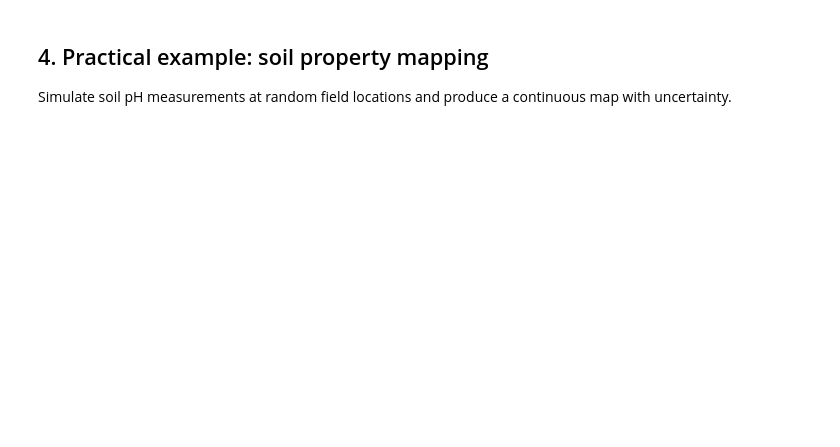
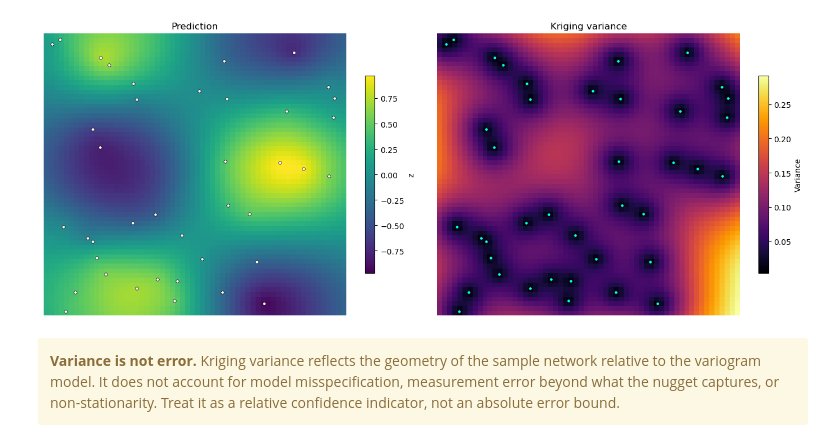
Before and after one commit to makepath/xarray-spatial, a Jupyter notebook: examples/user_guide/21_Kriging.ipynb, the cells around one changed output. Saved outputs shown, nothing was run; the diff lists cells and outputs as text; code cells hidden in the pictures; blank space fills up the shorter version.

```diff
--- a/examples/user_guide/21_Kriging.ipynb
+++ b/examples/user_guide/21_Kriging.ipynb
@@ -80,17 +98,24 @@ The `variogram_model` parameter controls the spatial correlation model. Differen
 # %%
-models = ['spherical', 'exponential', 'gaussian']
-fig, axes = plt.subplots(1, 3, figsize=(15, 4))
+pred, var = kriging(x_pts, y_pts, z_pts, template, return_variance=True)
 
-for ax, model in zip(axes, models):
-    r = kriging(x_pts, y_pts, z_pts, template, variogram_model=model)
-    im = ax.imshow(r.values, extent=[0, 6, 6, 0], cmap='viridis')
-    ax.set_title(f'{model}')
-    fig.colorbar(im, ax=ax, shrink=0.7)
+fig, axes = plt.subplots(1, 2, figsize=(14, 5.5))
 
-plt.suptitle('Variogram model comparison', y=1.02)
+pred.plot.imshow(ax=axes[0], cmap='viridis', add_colorbar=True,
+                 cbar_kwargs={'label': 'z', 'shrink': 0.7})
+axes[0].scatter(x_pts, y_pts, c='white', s=15, edgecolors='black', linewidth=0.5, zorder=5)
+axes[0].set_title('Prediction')
+axes[0].set_axis_off()
+
+var.plot.imshow(ax=axes[1], cmap='inferno', add_colorbar=True,
+                cbar_kwargs={'label': 'Variance', 'shrink': 0.7})
+axes[1].scatter(x_pts, y_pts, c='cyan', s=15, edgecolors='black', linewidth=0.5, zorder=5)
+axes[1].set_title('Kriging variance')
+axes[1].set_axis_off()
+
 plt.tight_layout()
-plt.show()
+# %% [output]
+[figure, added]
 # %% [markdown]
-## 4. Practical example: soil property mapping
-
-Simulate soil pH measurements at random field locations and produce a continuous map with uncertainty.
+<div class="alert alert-block alert-warning">
+<b>Variance is not error.</b> Kriging variance reflects the geometry of the sample network relative to the variogram model. It does not account for model misspecification, measurement error beyond what the nugget captures, or non-stationarity. Treat it as a relative confidence indicator, not an absolute error bound.
+</div>
```
Also changed, not shown: parts of 20 cells of this notebook, 1 other file.
